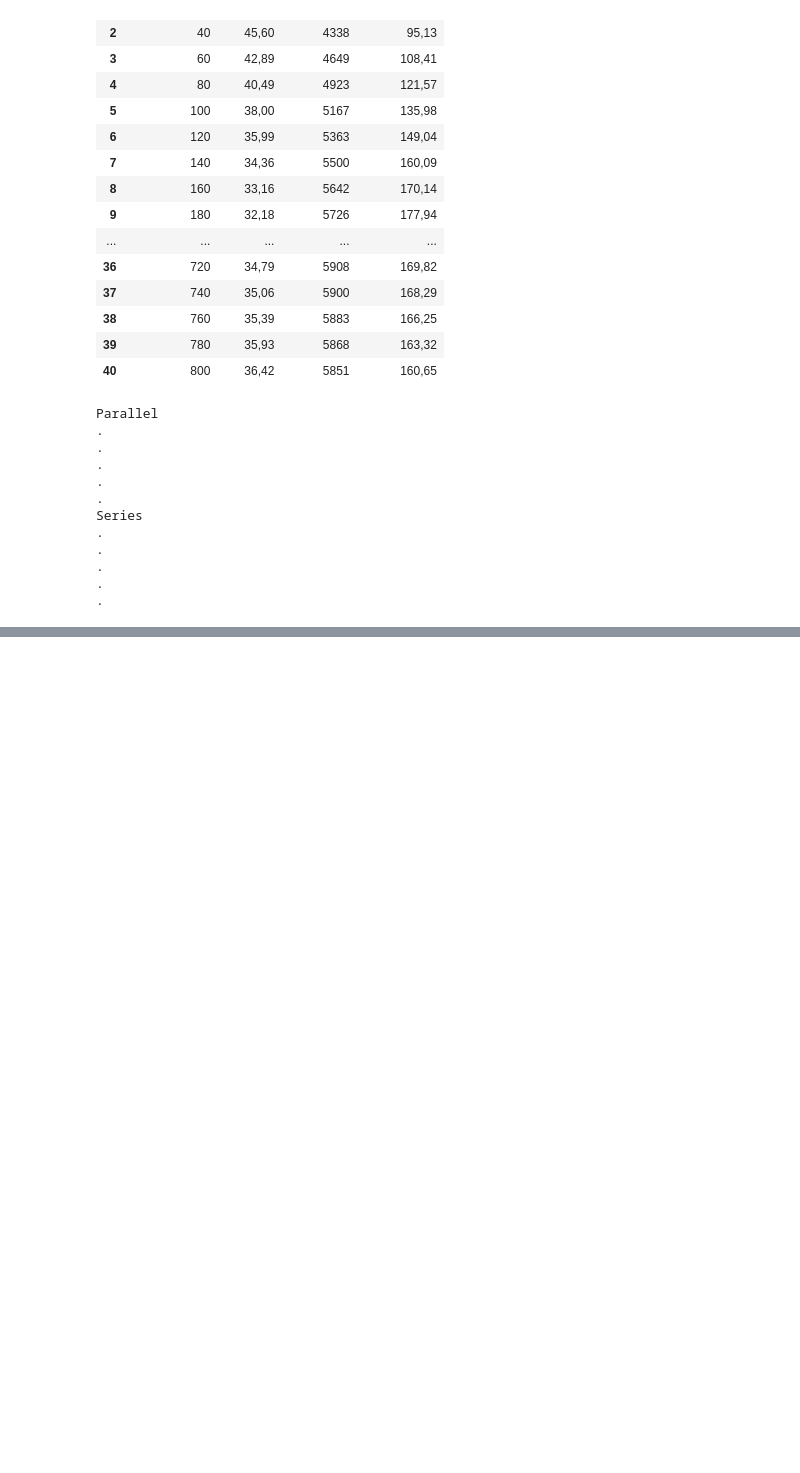
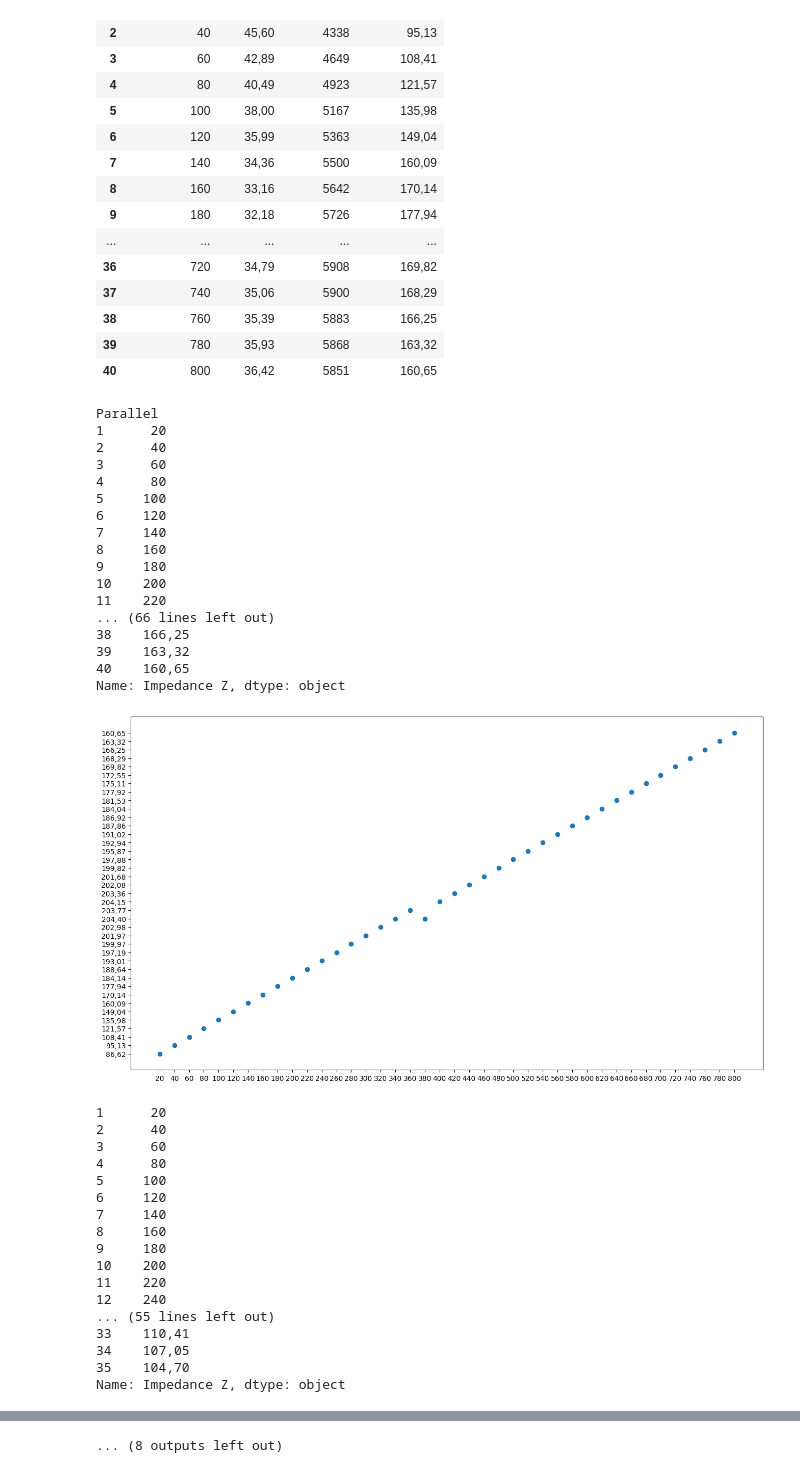
Before and after one commit to ibeuler/LAB-Reports, a Jupyter notebook: 10th_Experiment_RLC/Calculations.ipynb, the cells around one changed output, grey strips where cells are left out. Drawn from its saved outputs; the diff is of its cells as text; code cells hidden in the pictures; blank space fills up the shorter version.

Commit message:
eddited data and computations

```diff
--- a/10th_Experiment_RLC/Calculations.ipynb
+++ b/10th_Experiment_RLC/Calculations.ipynb
@@ -16,21 +16,23 @@ import pandas as pd
 file_path = "DATA/"
 configurations = ["parallel/", "series/"]
 
+# DATA/parallel
+
 DATA = {
     "Parallel":{
-        "P_1c_220R": pd.read_csv(file_path+configurations[0]+"1c 220r" , sep="\t"),
-        "P_22c_220R": pd.read_csv(file_path+configurations[0]+"2,2c 220r" , sep="\t"),
-        "P_22c_470R": pd.read_csv(file_path+configurations[0]+"2,2c 470r" , sep="\t"),
-        "P_22c_680R": pd.read_csv(file_path+configurations[0]+"2,2c 680r" , sep="\t"),
-        "P_47c_220R": pd.read_csv(file_path+configurations[0]+"4,7c 220r" , sep="\t")
+        "P_1c_220R":  pd.read_csv(file_path+configurations[0]+"1c 220r" ,   sep="\t",decimal='.'),
+        "P_22c_220R": pd.read_csv(file_path+configurations[0]+"2,2c 220r" , sep="\t",decimal='.'),
+        "P_22c_470R": pd.read_csv(file_path+configurations[0]+"2,2c 470r" , sep="\t",decimal='.'),
+        "P_22c_680R": pd.read_csv(file_path+configurations[0]+"2,2c 680r" , sep="\t",decimal='.'),
+        "P_47c_220R": pd.read_csv(file_path+configurations[0]+"4,7c 220r" , sep="\t",decimal='.')
 
     },
     "Series": {
-        "S_1c_220R ": pd.read_csv(file_path+configurations[1]+"1c 220r" , sep="\t"),
-        "S_22c_220R": pd.read_csv(file_path+configurations[1]+"2,2c 220r" , sep="\t"),
-        "S_22c_470R": pd.read_csv(file_path+configurations[1]+"2,2c 470r" , sep="\t"),
-        "S_22c_680R": pd.read_csv(file_path+configurations[1]+"2,2c 680r" , sep="\t"),
-        "S_47c_220R": pd.read_csv(file_path+configurations[1]+"4,7c 220r" , sep="\t")
+        "S_1c_220R ": pd.read_csv(file_path+configurations[1]+"1c 220r" ,   sep="\t",decimal='.'),
+        "S_22c_220R": pd.read_csv(file_path+configurations[1]+"2,2c 220r" , sep="\t",decimal='.'),
+        "S_22c_470R": pd.read_csv(file_path+configurations[1]+"2,2c 470r" , sep="\t",decimal='.'),
+        "S_22c_680R": pd.read_csv(file_path+configurations[1]+"2,2c 680r" , sep="\t",decimal='.'),
+        "S_47c_220R": pd.read_csv(file_path+configurations[1]+"4,7c 220r" , sep="\t",decimal='.')
     }
 }
 # %%
@@ -56,18 +58,46 @@ DATA["Parallel"]["P_1c_220R"]
 # %%
 for configuration in DATA.keys():
     print(configuration)
     for combination_data in DATA[configuration].values():
-        print(".")
+        x = combination_data["Frequency frq"][1:]
+        y = combination_data["Impedance Z"][1:]
+        print(x,y)
+        plt.figure(figsize=(16,9))
+        plt.scatter(x,y)
+        plt.show()
 # %% [output]
 Parallel
-.
-.
-.
-.
-.
-Series
-.
-.
-.
-.
-.
+1      20
+2      40
+3      60
+4      80
+5     100
+6     120
+7     140
+8     160
+9     180
+10    200
+11    220
+... (66 lines left out)
+38    166,25
+39    163,32
+40    160,65
+Name: Impedance Z, dtype: object
+[figure, added]
+1      20
+2      40
+3      60
+4      80
+5     100
+6     120
+7     140
+8     160
+9     180
+10    200
+11    220
+12    240
+... (55 lines left out)
+33    110,41
+34    107,05
+35    104,70
+Name: Impedance Z, dtype: object
@@ -73,0 +177 @@ Series
+... (8 outputs left out)
```
Also changed, not shown: parts of 1 cell of this notebook, 10 other files.
